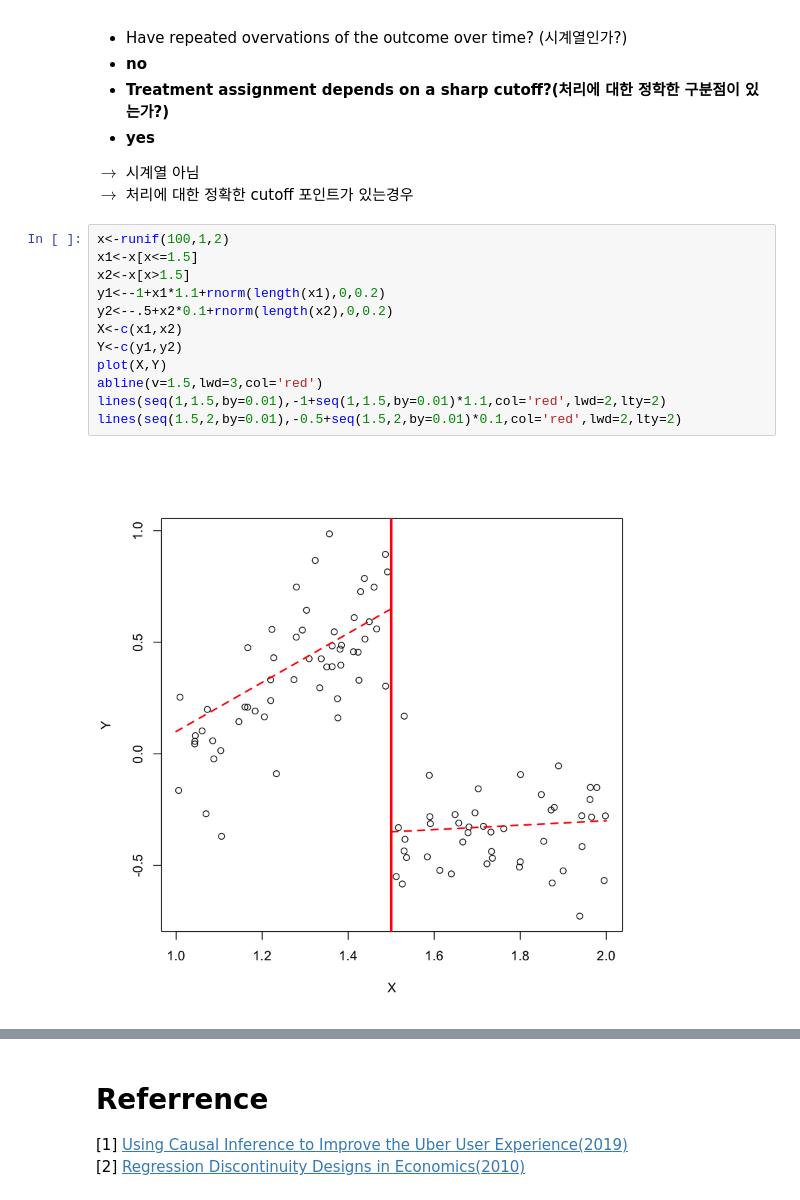
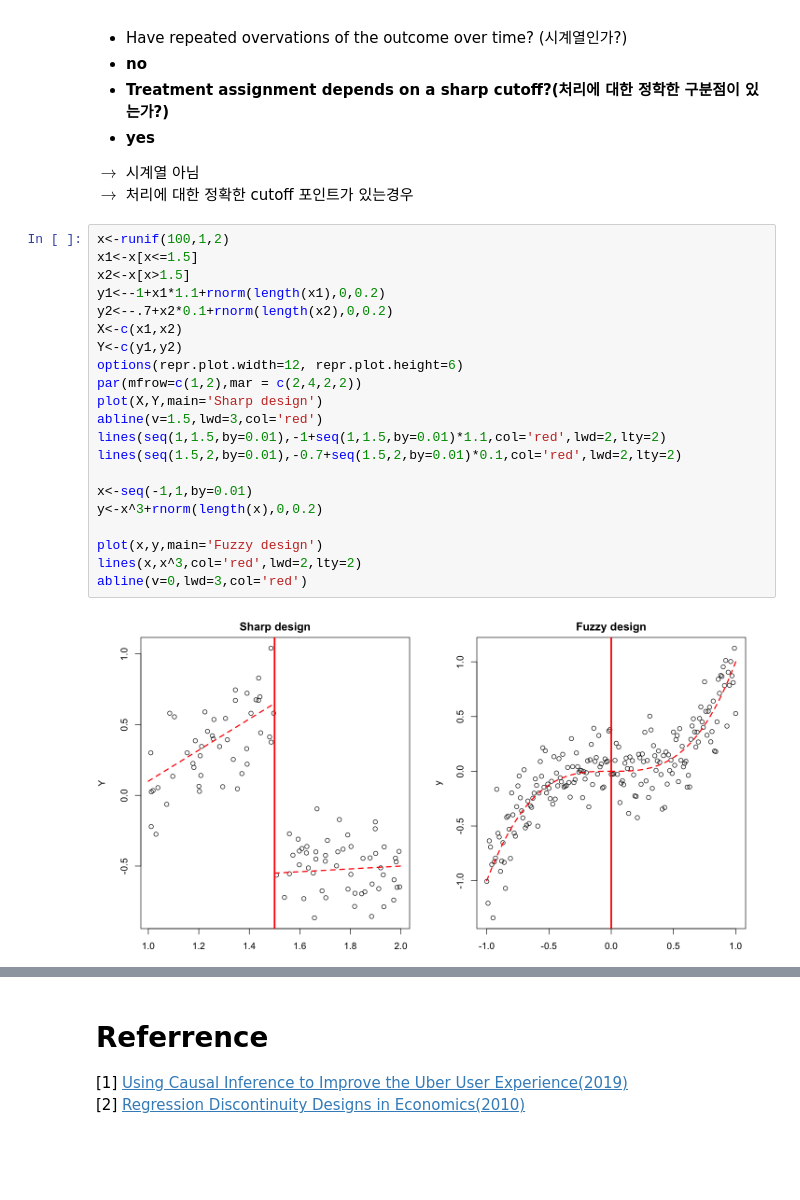
Before and after one commit to Yimdh/progress, a Jupyter notebook: stat/causalInference/[paper]usingCausalInference_Uber/04_Regression discontinuity.ipynb, the cells around one changed output, grey strips where cells are left out. Cells and saved outputs as stored; diff of their text form; blank space fills up the shorter version.

Commit message:
추가 -fuzzy,sharp 그래프

```diff
--- a/stat/causalInference/[paper]usingCausalInference_Uber/04_Regression discontinuity.ipynb
+++ b/stat/causalInference/[paper]usingCausalInference_Uber/04_Regression discontinuity.ipynb
@@ -11,14 +11,23 @@ $\rightarrow$ 처리에 대한 정확한 cutoff 포인트가 있는경우
 # %%
 x<-runif(100,1,2)
 x1<-x[x<=1.5]
 x2<-x[x>1.5]
 y1<--1+x1*1.1+rnorm(length(x1),0,0.2)
-y2<--.5+x2*0.1+rnorm(length(x2),0,0.2)
+y2<--.7+x2*0.1+rnorm(length(x2),0,0.2)
 X<-c(x1,x2)
 Y<-c(y1,y2)
-plot(X,Y)
+options(repr.plot.width=12, repr.plot.height=6)
+par(mfrow=c(1,2),mar = c(2,4,2,2))
+plot(X,Y,main='Sharp design')
 abline(v=1.5,lwd=3,col='red')
 lines(seq(1,1.5,by=0.01),-1+seq(1,1.5,by=0.01)*1.1,col='red',lwd=2,lty=2)
-lines(seq(1.5,2,by=0.01),-0.5+seq(1.5,2,by=0.01)*0.1,col='red',lwd=2,lty=2)
+lines(seq(1.5,2,by=0.01),-0.7+seq(1.5,2,by=0.01)*0.1,col='red',lwd=2,lty=2)
+
+x<-seq(-1,1,by=0.01)
+y<-x^3+rnorm(length(x),0,0.2)
+
+plot(x,y,main='Fuzzy design')
+lines(x,x^3,col='red',lwd=2,lty=2)
+abline(v=0,lwd=3,col='red')
 # %% [output]
-[figure, old version]
+[figure, new version]
```
Also changed, not shown: parts of 1 cell of this notebook.
